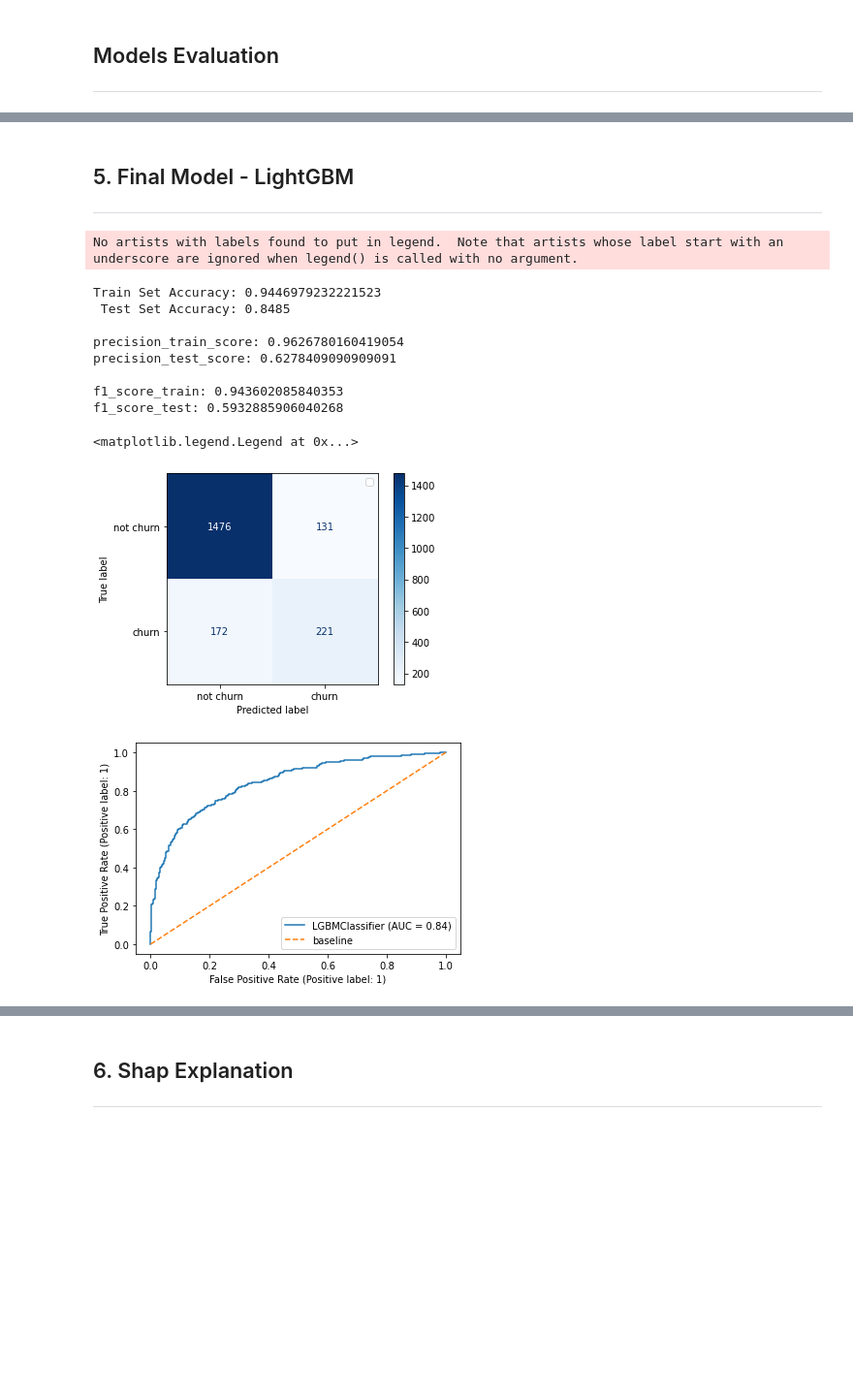
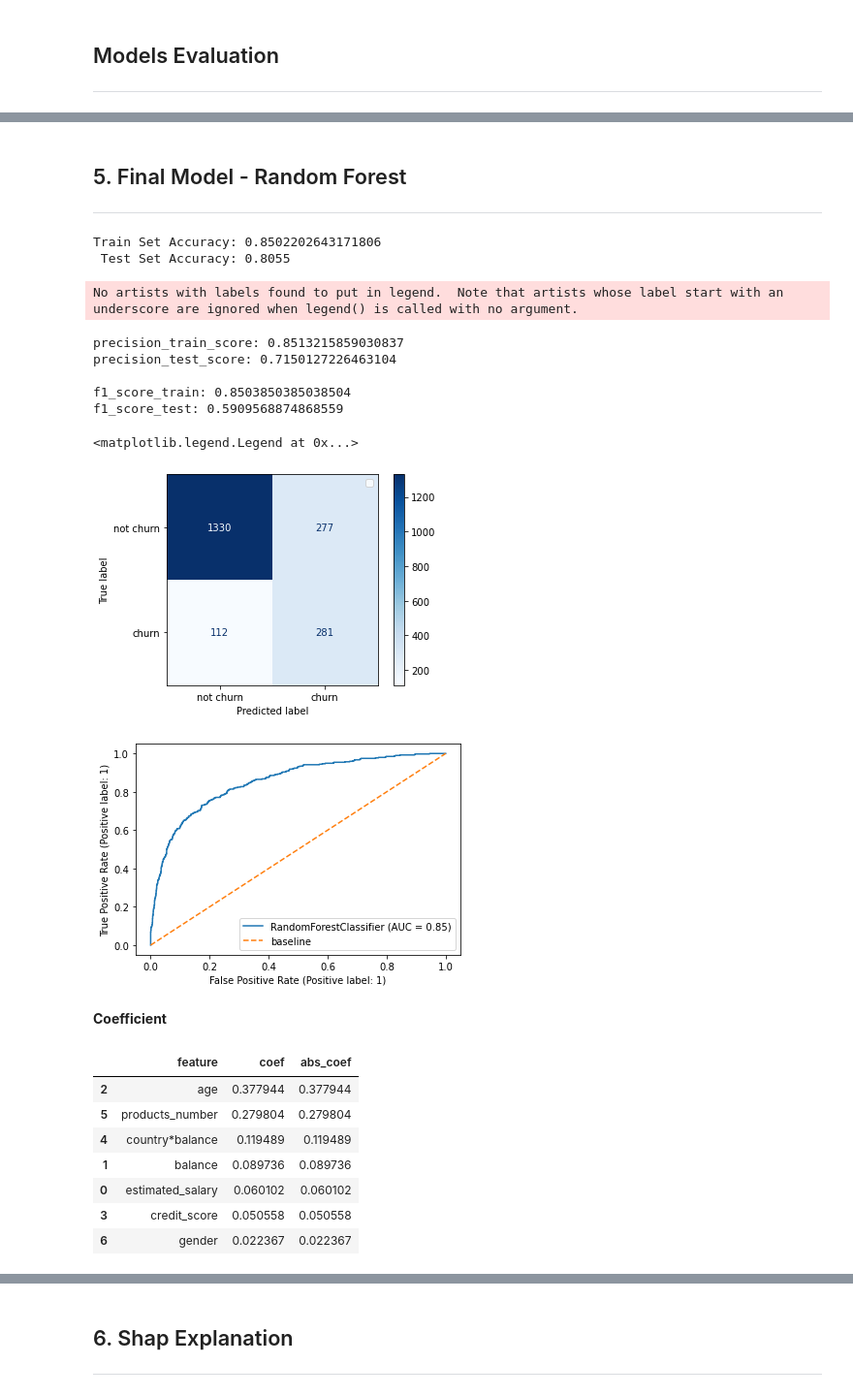
Before and after one commit to ngjance/bank_churn, a Jupyter notebook: Codes/Bank Customer Churn Prediction - 2_Preprocessing_and_Modeling.ipynb, the cells around one changed output, grey strips where cells are left out. Shown at 97% size. Drawn from its saved outputs; the diff is of its cells as text; code cells hidden in the pictures; blank space fills up the shorter version.

```diff
--- a/Codes/Bank Customer Churn Prediction - 2_Preprocessing_and_Modeling.ipynb
+++ b/Codes/Bank Customer Churn Prediction - 2_Preprocessing_and_Modeling.ipynb
@@ -806,4 +842,4 @@ Since LightGBM give the highest precision, we will deploy LightGBM as our final
 # %% [markdown]
-## 5. Final Model - LightGBM
+## 5. Final Model - Random Forest
 ---
 # %%
@@ -820,8 +861,8 @@ y_pred_test1 = model_clf.predict(X_test1_s)
 
 
 #precision_score
-print(f"precision_train_score: {precision_score(y_train1_s, y_pred_train1)}\n\
-precision_test_score: {precision_score(y_test1, y_pred_test1)} \n")
+print(f"precision_train_score: {recall_score(y_train1_s, y_pred_train1)}\n\
+precision_test_score: {recall_score(y_test1, y_pred_test1)} \n")
 
 #F1 score
 print(f"f1_score_train: {f1_score(y_train1_s, y_pred_train1)}\n\
@@ -841,15 +882,30 @@ plt.plot([0, 1], [0, 1],
          label='baseline', linestyle='--')
 plt.legend()
 # %% [output]
-No artists with labels found to put in legend.  Note that artists whose label start with an underscore are ignored when legend() is called with no argument.
+Train Set Accuracy: 0.8502202643171806
+ Test Set Accuracy: 0.8055
-Train Set Accuracy: 0.9446979232221523
- Test Set Accuracy: 0.8485
-
-precision_train_score: 0.9626780160419054
-precision_test_score: 0.6278409090909091
-
-f1_score_train: 0.943602085840353
-f1_score_test: 0.5932885906040268
+No artists with labels found to put in legend.  Note that artists whose label start with an underscore are ignored when legend() is called with no argument.
-<matplotlib.legend.Legend at 0x...>
+precision_train_score: 0.8513215859030837
+precision_test_score: 0.7150127226463104
+
+f1_score_train: 0.8503850385038504
+f1_score_test: 0.5909568874868559
+<matplotlib.legend.Legend at 0x...>
-[figure, old version]
+[figure, new version]
-[figure, old version]
+[figure, new version]
+# %% [markdown]
+**Coefficient**
+# %%
+coef = pd.DataFrame(zip(X_test1 .columns,model_clf.feature_importances_), columns=['feature', 'coef'])
+coef['abs_coef'] = coef['coef'].apply(lambda x: abs(x))
+coef = coef.sort_values('abs_coef', ascending=False)
+coef
+# %% [output]
+|  | feature | coef | abs_coef |
+| 2 | age | 0.377944 | 0.377944 |
+| 5 | products_number | 0.279804 | 0.279804 |
+| 4 | country*balance | 0.119489 | 0.119489 |
+| 1 | balance | 0.089736 | 0.089736 |
+| 0 | estimated_salary | 0.060102 | 0.060102 |
+| 3 | credit_score | 0.050558 | 0.050558 |
+| 6 | gender | 0.022367 | 0.022367 |
```
Also changed, not shown: parts of 48 cells of this notebook, 1 other file.
